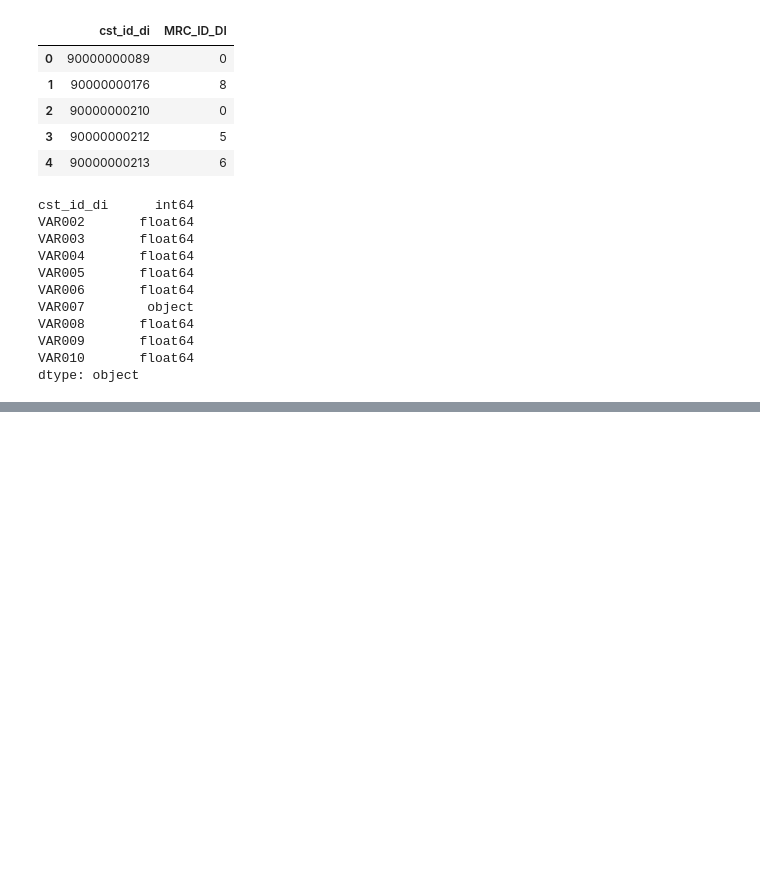
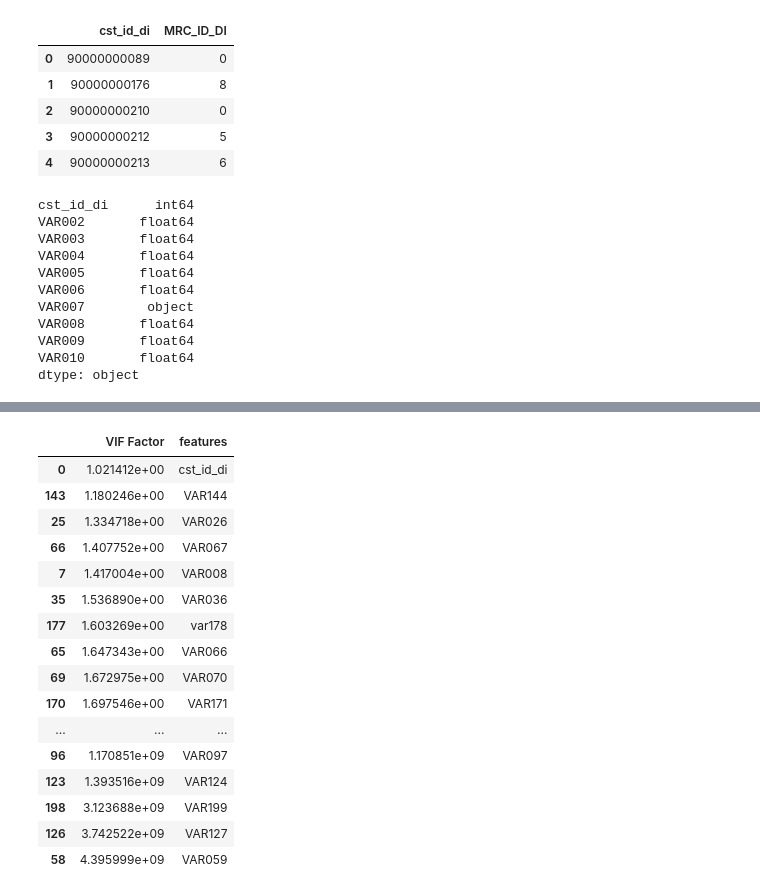
Before and after one commit to sue-bin/SCDC2020, a Jupyter notebook: eda.ipynb, the cells around one changed output, grey strips where cells are left out. Drawn from its saved outputs; the diff is of its cells as text; code cells hidden in the pictures; blank space fills up the shorter version.

```diff
--- a/eda.ipynb
+++ b/eda.ipynb
@@ -86,0 +252,7 @@ dtype: object
+# %%
+from statsmodels.stats.outliers_influence import variance_inflation_factor
+
+vif = pd.DataFrame()
+vif["VIF Factor"] = [variance_inflation_factor(feat_df_raw.values, i) for i in range(feat_df_raw.shape[1])]
+# %%
+vif["features"] = feat_df.columns
@@ -86,0 +279,20 @@ dtype: object
+# %%
+vif.sort_values("VIF Factor")
+# %% [output]
+|  | VIF Factor | features |
+| 0 | 1.021412e+00 | cst_id_di |
+| 143 | 1.180246e+00 | VAR144 |
+| 25 | 1.334718e+00 | VAR026 |
+| 66 | 1.407752e+00 | VAR067 |
+| 7 | 1.417004e+00 | VAR008 |
+| 35 | 1.536890e+00 | VAR036 |
+| 177 | 1.603269e+00 | var178 |
+| 65 | 1.647343e+00 | VAR066 |
+| 69 | 1.672975e+00 | VAR070 |
+| 170 | 1.697546e+00 | VAR171 |
+| ... | ... | ... |
+| 96 | 1.170851e+09 | VAR097 |
+| 123 | 1.393516e+09 | VAR124 |
+| 198 | 3.123688e+09 | VAR199 |
+| 126 | 3.742522e+09 | VAR127 |
+| 58 | 4.395999e+09 | VAR059 |
```
Also changed, not shown: parts of 23 cells of this notebook.
